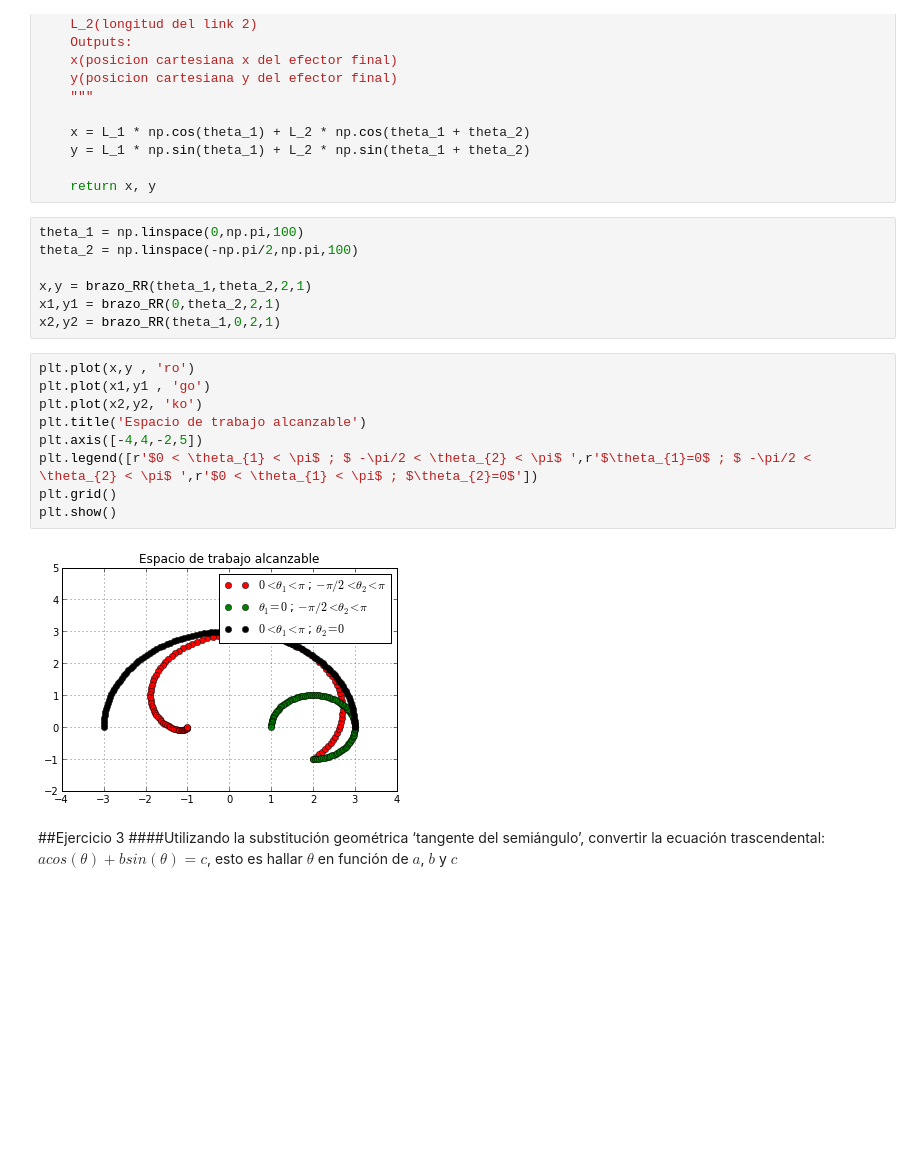
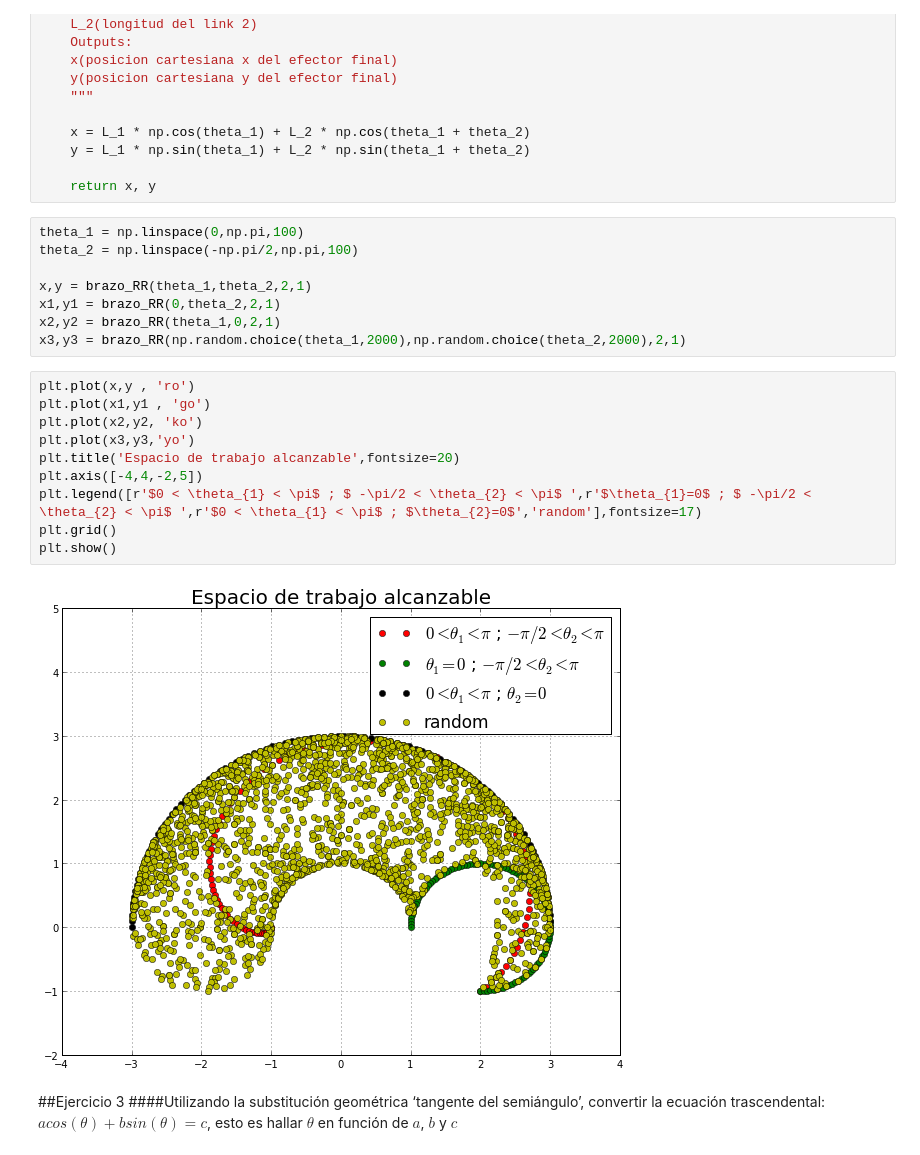
Before and after one commit to elsuizo/Control_de_robots_py, a Jupyter notebook: tp3.ipynb, the cells around one changed output. Saved outputs shown, nothing was run; the diff lists cells and outputs as text; blank space fills up the shorter version.

```diff
--- a/tp3.ipynb
+++ b/tp3.ipynb
@@ -199,17 +202,19 @@ theta_2 = np.linspace(-np.pi/2,np.pi,100)
 x,y = brazo_RR(theta_1,theta_2,2,1)
 x1,y1 = brazo_RR(0,theta_2,2,1)
 x2,y2 = brazo_RR(theta_1,0,2,1)
+x3,y3 = brazo_RR(np.random.choice(theta_1,2000),np.random.choice(theta_2,2000),2,1)
 # %%
 plt.plot(x,y , 'ro')
 plt.plot(x1,y1 , 'go')
 plt.plot(x2,y2, 'ko')
-plt.title('Espacio de trabajo alcanzable')
+plt.plot(x3,y3,'yo')
+plt.title('Espacio de trabajo alcanzable',fontsize=20)
 plt.axis([-4,4,-2,5])
-plt.legend([r'$0 < \theta_{1} < \pi$ ; $ -\pi/2 < \theta_{2} < \pi$ ',r'$\theta_{1}=0$ ; $ -\pi/2 < \theta_{2} < \pi$ ',r'$0 < \theta_{1} < \pi$ ; $\theta_{2}=0$'])
+plt.legend([r'$0 < \theta_{1} < \pi$ ; $ -\pi/2 < \theta_{2} < \pi$ ',r'$\theta_{1}=0$ ; $ -\pi/2 < \theta_{2} < \pi$ ',r'$0 < \theta_{1} < \pi$ ; $\theta_{2}=0$','random'],fontsize=17)
 plt.grid()
 plt.show()
 # %% [output]
-[figure, old version]
+[figure, new version]
 # %% [markdown]
 ##Ejercicio 3
 ####Utilizando la substitución geométrica ‘tangente del semiángulo’, convertir la ecuación trascendental: $acos(\theta)+bsin(\theta)=c$, esto es hallar $\theta$ en función de $a$, $b$ y $c$
```
Also changed, not shown: parts of 6 cells of this notebook.
